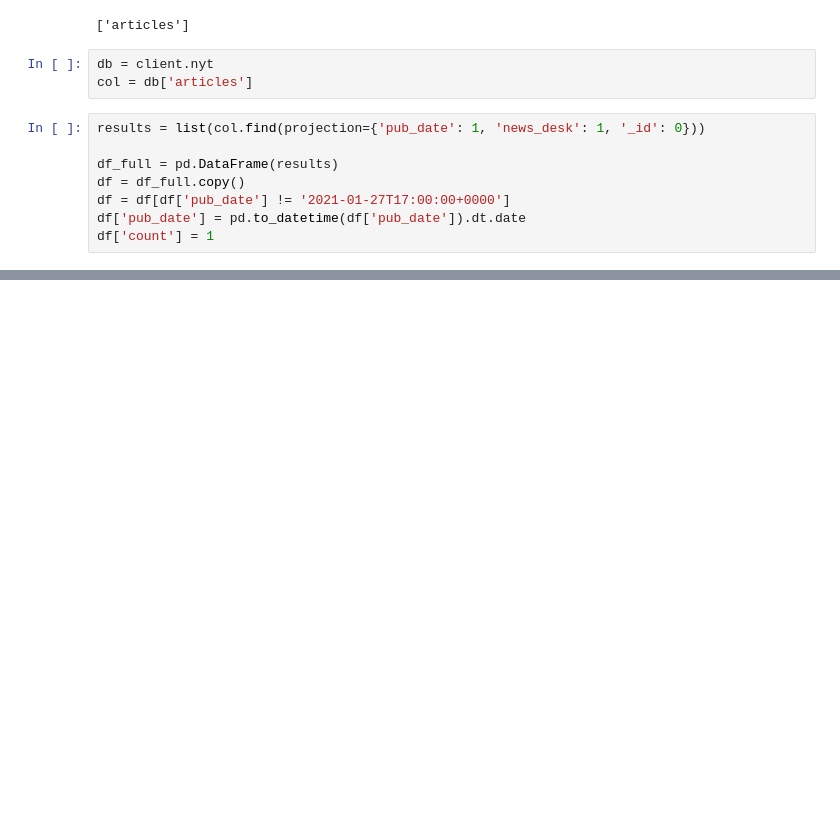
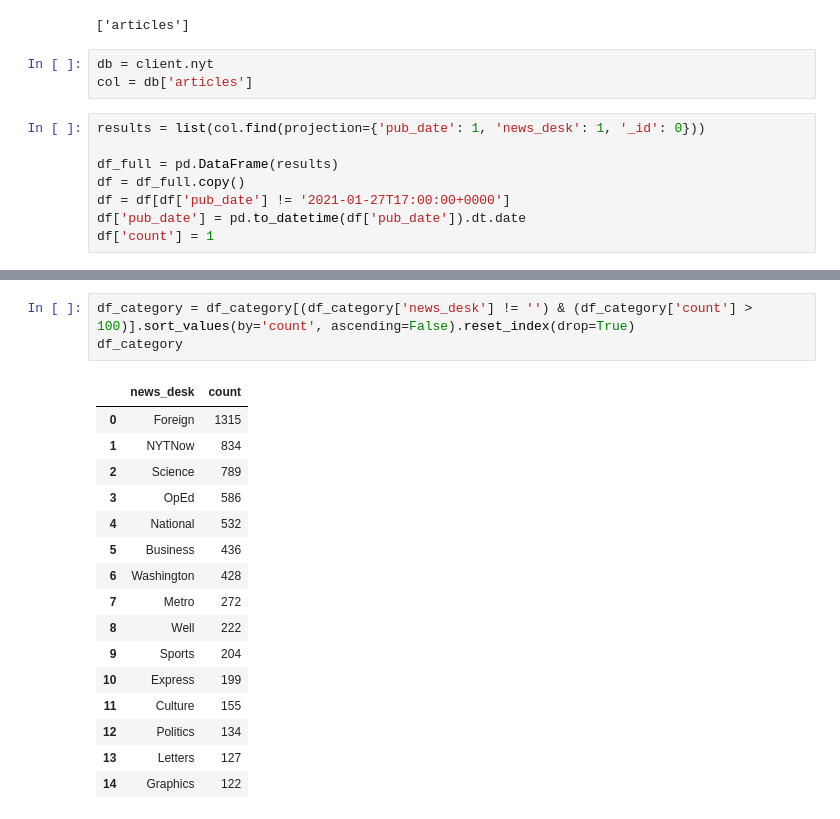
Before and after one commit to GuillaumeArp/DST_DE_project, a Jupyter notebook: NYT_data.ipynb, the cells around one changed output, grey strips where cells are left out. Saved outputs shown, nothing was run; the diff lists cells and outputs as text; blank space fills up the shorter version.

```diff
--- a/NYT_data.ipynb
+++ b/NYT_data.ipynb
@@ -347,0 +236,20 @@ def upload_articles_to_mongo():
+# %%
+df_category = df_category[(df_category['news_desk'] != '') & (df_category['count'] > 100)].sort_values(by='count', ascending=False).reset_index(drop=True)
+df_category
+# %% [output]
+|  | news_desk | count |
+| 0 | Foreign | 1315 |
+| 1 | NYTNow | 834 |
+| 2 | Science | 789 |
+| 3 | OpEd | 586 |
+| 4 | National | 532 |
+| 5 | Business | 436 |
+| 6 | Washington | 428 |
+| 7 | Metro | 272 |
+| 8 | Well | 222 |
+| 9 | Sports | 204 |
+| 10 | Express | 199 |
+| 11 | Culture | 155 |
+| 12 | Politics | 134 |
+| 13 | Letters | 127 |
+| 14 | Graphics | 122 |
```
Also changed, not shown: parts of 8 cells of this notebook, 5 other files.
